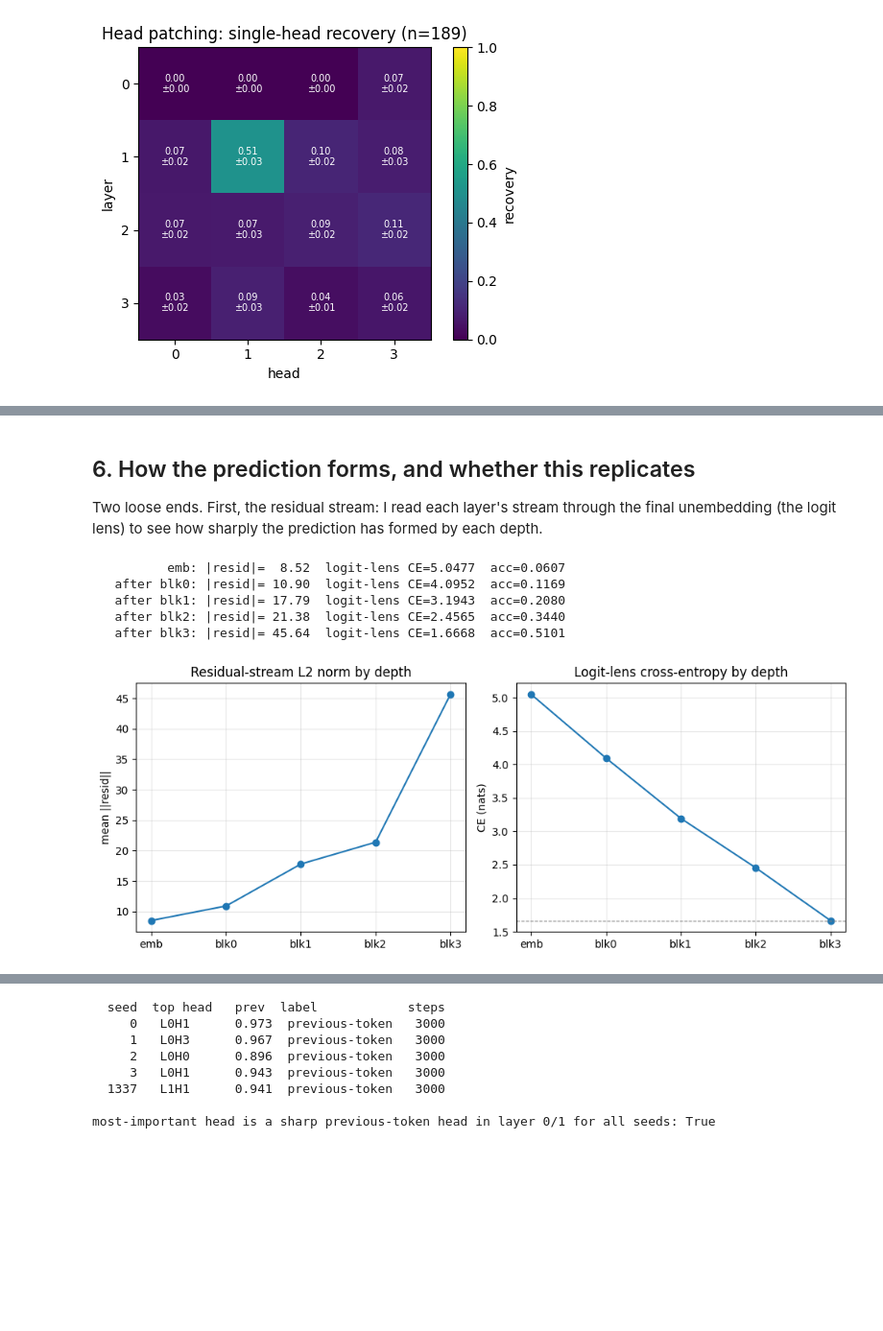
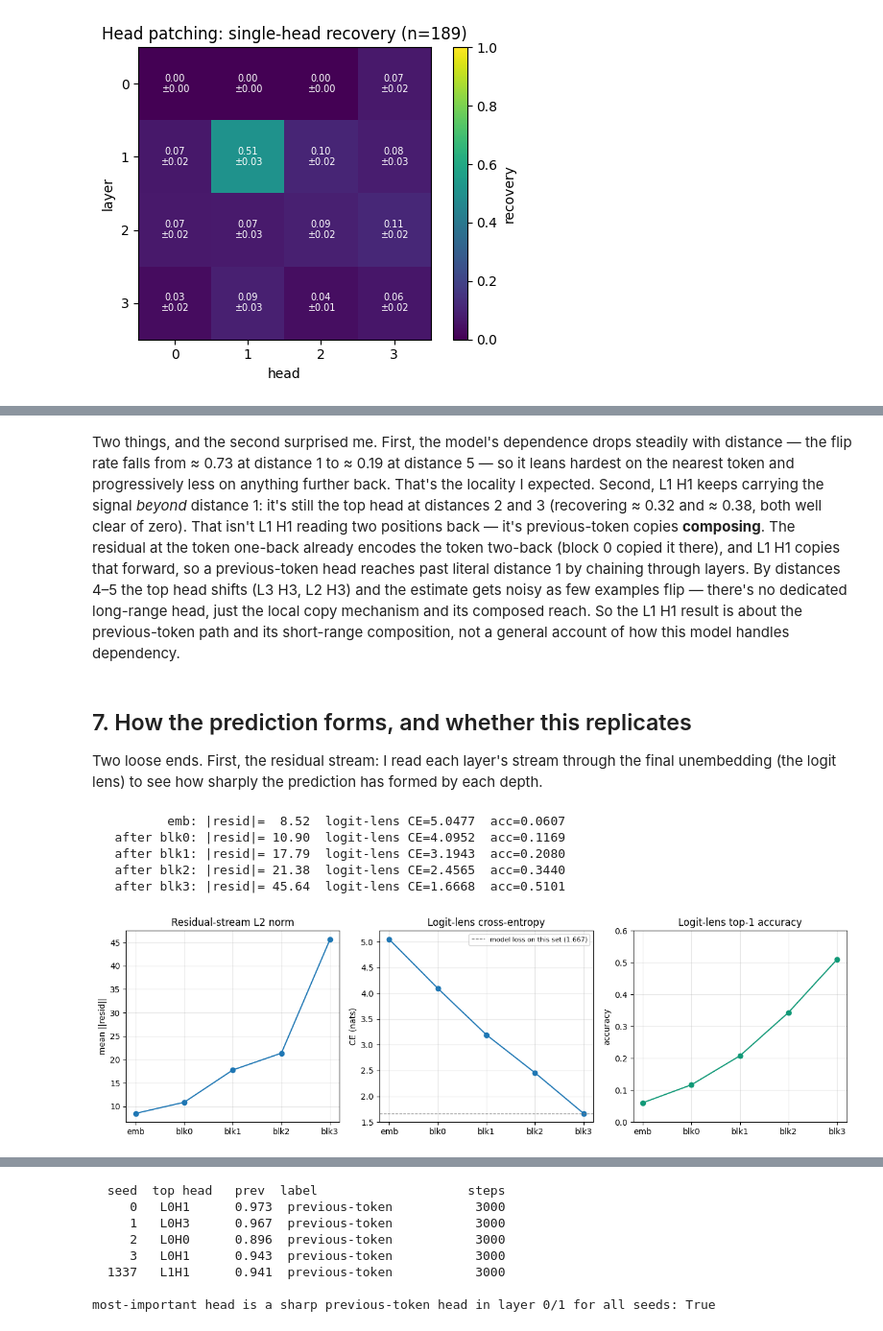
Before and after one commit to diego-magana/gpt, a Jupyter notebook: notebooks/05_attention_analysis.ipynb, the cells around one changed output, grey strips where cells are left out. Shown at 96% size. Drawn from its saved outputs; the diff is of its cells as text; code cells hidden in the pictures; blank space fills up the shorter version.

```diff
--- a/notebooks/05_attention_analysis.ipynb
+++ b/notebooks/05_attention_analysis.ipynb
@@ -130,2 +148,18 @@ ablate BOTH                  2.7803
 => marginal cost of L0H3 alone:          +0.0401
 => marginal cost of L0H3 given L1H1 gone: +0.2282
+# %%
+labels = ['base', 'ablate\nL0H3', 'ablate\nL1H1', 'ablate\nboth']
+vals   = [r['base'], r['ablate_a'], r['ablate_b'], r['ablate_both']]
+colors = ['#888', '#4c9', '#c44', '#a33']
+fig, ax = plt.subplots(figsize=(6, 4))
+bars = ax.bar(labels, vals, color=colors)
+ax.axhline(r['base'], color='#888', ls='--', lw=0.8)
+for b, v in zip(bars, vals): ax.text(b.get_x()+b.get_width()/2, v+0.02, f'{v:.3f}', ha='center', fontsize=9)
+# annotate the two marginals of L0H3
+ax.annotate(f"+{r['marg_a_alone']:.3f}", xy=(1, r['ablate_a']), xytext=(0.5, r['ablate_a']+0.18),
+            ha='center', fontsize=9, color='#197', arrowprops=dict(arrowstyle='->', color='#197'))
+ax.annotate(f"+{r['marg_a_given_b']:.3f}", xy=(3, r['ablate_both']), xytext=(3, r['ablate_b']+0.05),
+            ha='center', fontsize=9, color='#197', arrowprops=dict(arrowstyle='->', color='#197'))
+ax.set_ylabel('val loss (nats)'); ax.set_ylim(1.5, r['ablate_both']+0.35)
+ax.set_title('Removing L0H3 is cheap alone, expensive once L1H1 is gone')
+fig.tight_layout(); save(fig, 'redundancy.png'); plt.show()
@@ -144,7 +180,7 @@ The metric `m` is a contrastive logit difference (clean top token vs. the token
 # %%
 rec, rsem, used, cpos = activation_patching(model, ds, n_examples=256)
-print(f'corrupt pos {cpos}, predict at {T-1}, {used} examples (those where the prediction flipped)\n')
-labels = ['emb'] + [f'blk{k}' for k in range(model.config.n_layer)]
+print(f'corrupt pos {cpos}, predict at {T-1}, {used}/256 examples (those where the prediction flipped)\n')
+labels = ['emb'] + [f'blk{k}' for k in range(nL)]
 for k in range(rec.shape[0]):
     print(f'  resid[{k}] ({labels[k]:>4}): ' + '  '.join(f'p{p}:{rec[k,p]:.2f}±{rsem[k,p]:.2f}' for p in range(cpos, T)))
 # %% [output]
@@ -157,7 +193,7 @@ corrupt pos 30, predict at 31, 189 examples (those where the prediction flipped)
   resid[4] (blk3): p30:0.00±0.00  p31:1.00±0.00
 # %%
 sub, ssem = rec[:,cpos:], rsem[:,cpos:]
-fig, ax = plt.subplots(figsize=(6,4)); im = ax.imshow(sub, cmap='viridis', vmin=0, vmax=1)
+fig, ax = plt.subplots(figsize=(4.2,4)); im = ax.imshow(sub, cmap='viridis', vmin=0, vmax=1)
 ax.set_xlabel('position'); ax.set_ylabel('residual index')
 ax.set_xticks(range(sub.shape[1])); ax.set_xticklabels(range(cpos, T))
 ax.set_yticks(range(rec.shape[0])); ax.set_yticklabels(labels)
@@ -165,7 +201,7 @@ for k in range(rec.shape[0]):
     for j in range(sub.shape[1]):
         ax.text(j,k,f'{sub[k,j]:.2f}\n±{ssem[k,j]:.2f}', ha='center', va='center',
                 color='white' if sub[k,j]<0.6 else 'black', fontsize=7)
-ax.set_title(f'Residual patching: recovery (corrupt pos {cpos}, n={used})')
+ax.set_title(f'Residual patching:\nrecovery (corrupt pos {cpos}, n={used})')
 fig.colorbar(im, ax=ax, label='recovery'); fig.tight_layout()
-fig.savefig('../assets/activation_patching.png', dpi=120, bbox_inches='tight'); plt.show()
+save(fig, 'activation_patching.png'); plt.show()
 # %% [output]
@@ -208,22 +283,27 @@ This is the result I was after. **Splicing L1 H1's clean output back in, on its
+# %% [markdown]
+Two things, and the second surprised me. First, the model's dependence drops steadily with distance — the flip rate falls from ≈ 0.73 at distance 1 to ≈ 0.19 at distance 5 — so it leans hardest on the nearest token and progressively less on anything further back. That's the locality I expected. Second, L1 H1 keeps carrying the signal *beyond* distance 1: it's still the top head at distances 2 and 3 (recovering ≈ 0.32 and ≈ 0.38, both well clear of zero). That isn't L1 H1 reading two positions back — it's previous-token copies **composing**. The residual at the token one-back already encodes the token two-back (block 0 copied it there), and L1 H1 copies that forward, so a previous-token head reaches past literal distance 1 by chaining through layers. By distances 4–5 the top head shifts (L3 H3, L2 H3) and the estimate gets noisy as few examples flip — there's no dedicated long-range head, just the local copy mechanism and its composed reach. So the L1 H1 result is about the previous-token path and its short-range composition, not a general account of how this model handles dependency.
 # %% [markdown]
-## 6. How the prediction forms, and whether this replicates
+## 7. How the prediction forms, and whether this replicates
 
 Two loose ends. First, the residual stream: I read each layer's stream through the final unembedding (the logit lens) to see how sharply the prediction has formed by each depth.
 # %%
 norms, ce, acc = residual_profile(model, batches)
-labels = ['emb'] + [f'after blk{k}' for k in range(model.config.n_layer)]
+labels = ['emb'] + [f'after blk{k}' for k in range(nL)]
 for k in range(len(norms)):
     print(f'  {labels[k]:>11}: |resid|={norms[k]:6.2f}  logit-lens CE={ce[k]:.4f}  acc={acc[k]:.4f}')
 ks=list(range(len(norms))); xl=['emb']+[f'blk{k}' for k in range(len(norms)-1)]
-fig,(a1,a2)=plt.subplots(1,2,figsize=(10,4))
-a1.plot(ks,norms,'o-'); a1.set_title('Residual-stream L2 norm by depth'); a1.set_xticks(ks); a1.set_xticklabels(xl); a1.set_ylabel('mean ||resid||'); a1.grid(alpha=0.3)
-a2.plot(ks,ce,'o-'); a2.set_title('Logit-lens cross-entropy by depth'); a2.set_xticks(ks); a2.set_xticklabels(xl); a2.set_ylabel('CE (nats)'); a2.grid(alpha=0.3); a2.axhline(ce[-1],ls='--',c='gray',lw=0.8)
-fig.tight_layout(); fig.savefig('../assets/residual_logitlens.png', dpi=120, bbox_inches='tight'); plt.show()
+fig,(a1,a2,a3)=plt.subplots(1,3,figsize=(13,4))
+a1.plot(ks,norms,'o-'); a1.set_title('Residual-stream L2 norm'); a1.set_ylabel('mean ||resid||')
+a2.plot(ks,ce,'o-'); a2.set_title('Logit-lens cross-entropy'); a2.set_ylabel('CE (nats)')
+a2.axhline(ce[-1],ls='--',c='gray',lw=0.9,label=f'model loss on this set ({ce[-1]:.3f})'); a2.legend(fontsize=8)
+a3.plot(ks,acc,'o-',color='#197'); a3.set_title('Logit-lens top-1 accuracy'); a3.set_ylabel('accuracy'); a3.set_ylim(0,0.6)
+for a in (a1,a2,a3): a.set_xticks(ks); a.set_xticklabels(xl); a.grid(alpha=0.3)
+fig.tight_layout(); save(fig, 'residual_logitlens.png'); plt.show()
 # %% [output]
           emb: |resid|=  8.52  logit-lens CE=5.0477  acc=0.0607
    after blk0: |resid|= 10.90  logit-lens CE=4.0952  acc=0.1169
    after blk1: |resid|= 17.79  logit-lens CE=3.1943  acc=0.2080
    after blk2: |resid|= 21.38  logit-lens CE=2.4565  acc=0.3440
    after blk3: |resid|= 45.64  logit-lens CE=1.6668  acc=0.5101
-[figure, old version]
+[figure, new version]
 # %% [markdown]
```
Also changed, not shown: parts of 27 cells of this notebook, 8 other files.
